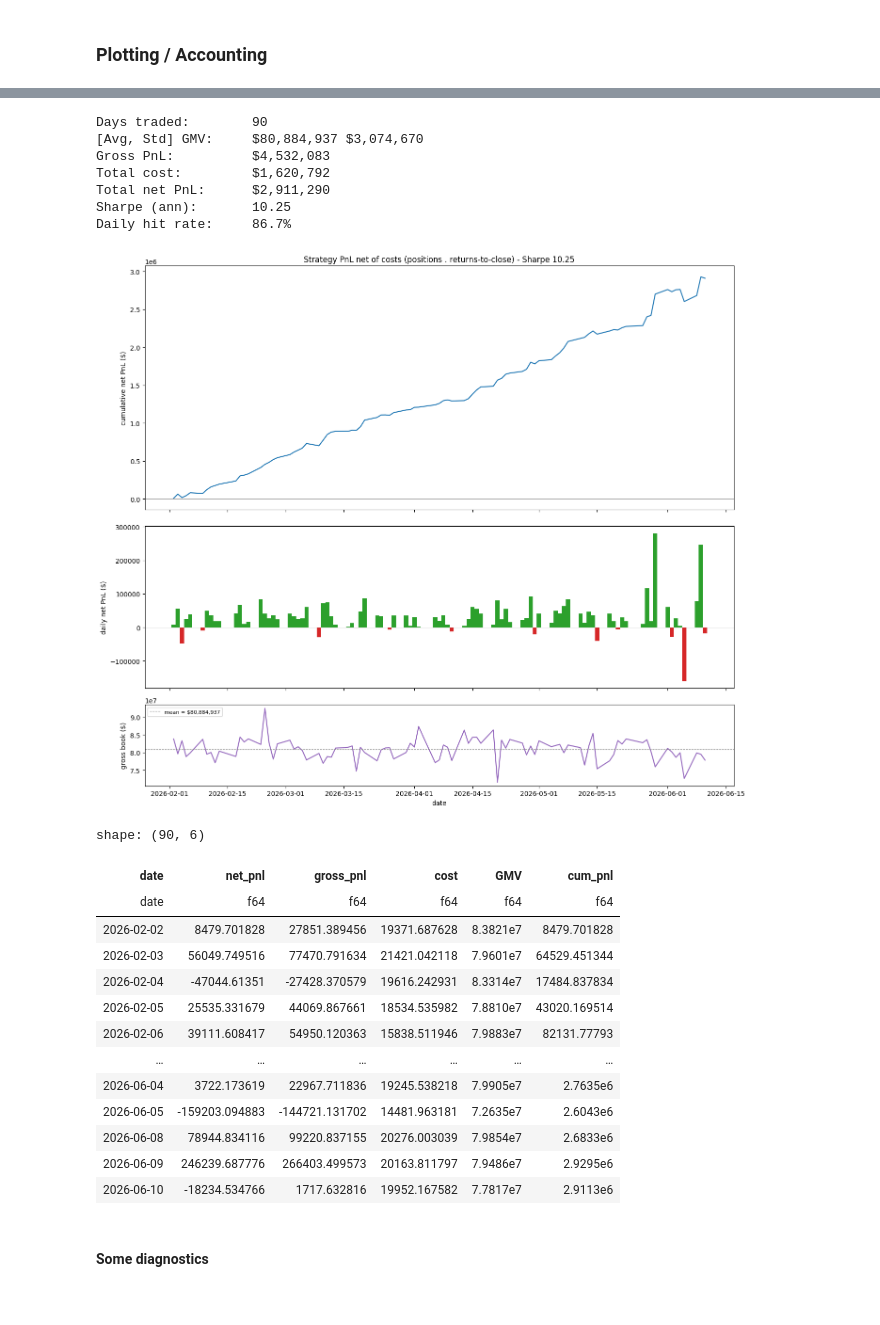
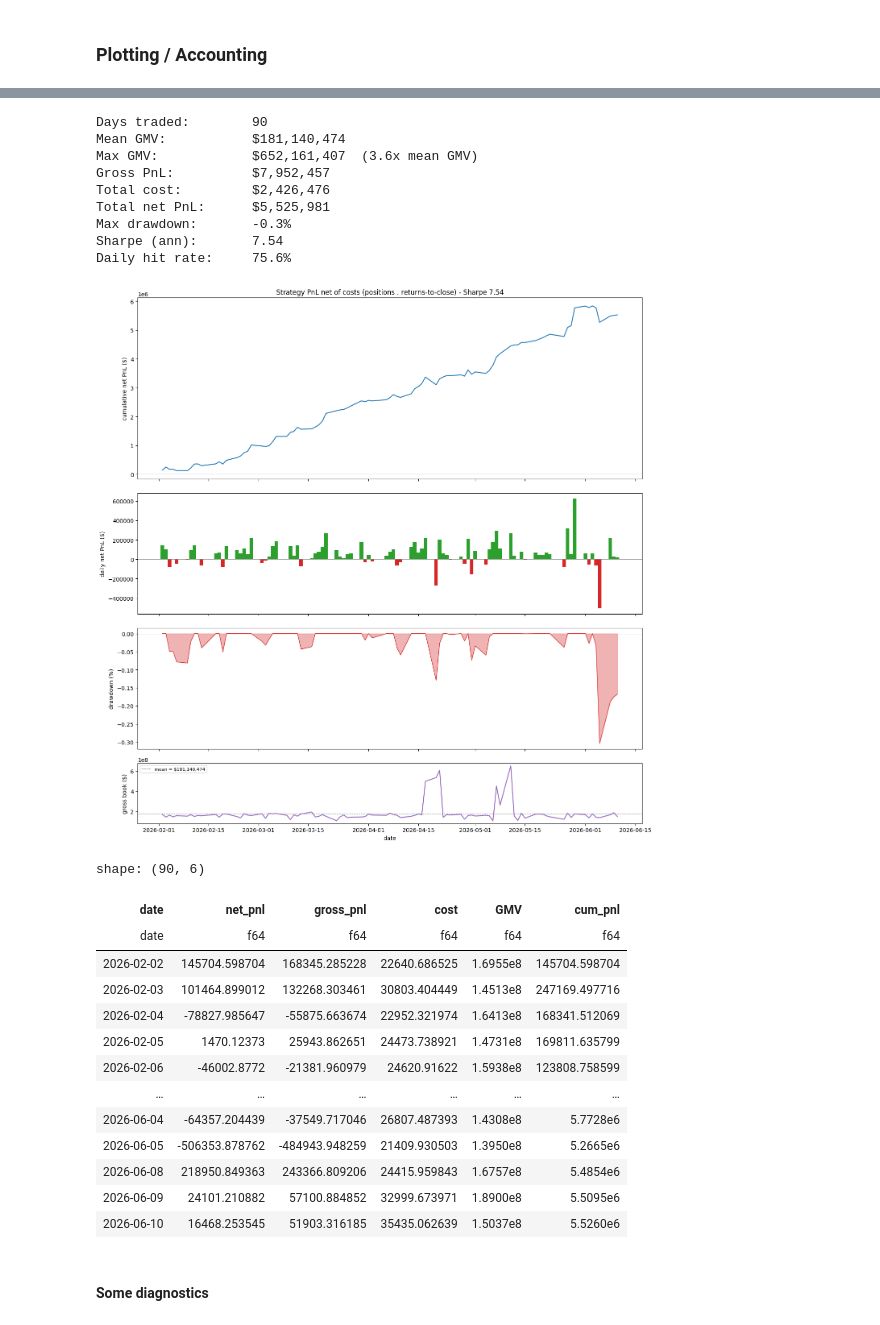
Before and after one commit to MichaelCusackNelkin/Summer_Research_2026, a Jupyter notebook: optimizer/optimal_portfolio.ipynb, the cells around one changed output, grey strips where cells are left out. Cells and saved outputs as stored; diff of their text form; code cells hidden in the pictures.

```diff
--- a/optimizer/optimal_portfolio.ipynb
+++ b/optimizer/optimal_portfolio.ipynb
@@ -30,7 +30,7 @@ print(f"CACHE_DIR: {CACHE_DIR}")
 
 with open("../universe.txt", "r") as f:
     UNIVERSE = [line.strip() for line in f]
-with open("../top_250_universe.txt", "r") as f:
+with open("../top_50_universe.txt", "r") as f:
     ACTIVE_SET = [s for s in [line.strip() for line in f] if s not in ['CRCL', 'OMDA']]
 START = "2025-06-11"
 END = "2026-06-11"
@@ -331,14 +336,16 @@ import warnings
 
 N_JOBS = max(1, os.cpu_count() - 2)
 COMMISSION_PER_SHARE = 0.0035
-LAMBDA = 1e-9                                  # Risk aversion per dollar, ~OOM of 1 / (capital * 1e-3).
-DAILY_DOLLAR_VOL_CAP = 0.0063 * 1e9            # 0.0063 * 1/lambda amount=> annual vol 10%. Real dollar pnl is sigma-bar (0.02) * cap.
+LAMBDA = 1e-7                           # Risk aversion per dollar, ~OOM of 1 / (intended capital).
+GAMMA = 1e-8                           # Quadratic cost term, to simulate ~ impact
+DAILY_DOLLAR_VOL_CAP = 5e5
 
-def _solve_chunk(symbols, Sigma_r, Sigma_f, Loadings, eps_diag, lam, vol_cap, day_records):
+def _solve_chunk(symbols, Sigma_r, Sigma_f, Loadings, eps_diag, lam, gam, vol_cap, day_records):
     """One worker: compile the QP once, then warm-start through its chunk of days."""
     warnings.filterwarnings("ignore", message="Solution may be inaccurate")
     opt = Optimizer(symbols)
-    opt.set_problem(Sigma_r=Sigma_r, Sigma_f=Sigma_f, Loadings=Loadings, eps_diag=eps_diag, lam=lam, vol_cap=vol_cap)        # compile paid once per worker, not per day
+    opt.set_problem(Sigma_r=Sigma_r, Sigma_f=Sigma_f, Loadings=Loadings,
+                    eps_diag=eps_diag, lam=lam, gam=gam, vol_cap=vol_cap)        # compile once per worker, not per day
     return [(date, opt.solve(alpha, cost)) for date, alpha, cost in day_records]
 
 def _split_contiguous(items, n):
@@ -357,7 +364,7 @@ day_records = [
 
 chunks = [c for c in _split_contiguous(day_records, N_JOBS) if c]
 chunk_results = Parallel(n_jobs=N_JOBS, backend="loky")(
-    delayed(_solve_chunk)(ACTIVE_SET, SIGMA_R, SIGMA_F, L, EPS_DIAG, LAMBDA, DAILY_DOLLAR_VOL_CAP, chunk) for chunk in chunks
+    delayed(_solve_chunk)(ACTIVE_SET, SIGMA_R, SIGMA_F, L, EPS_DIAG, LAMBDA, GAMMA, DAILY_DOLLAR_VOL_CAP, chunk) for chunk in chunks
 )
 
 weights = {d: dict(zip(ACTIVE_SET, ws)) for chunk in chunk_results for d, ws in chunk}
@@ -557,67 +564,85 @@ pnl_daily = (
 # ----- stats -----
 pnl  = pnl_daily["net_pnl"].to_numpy()
 cum_pnl  = pnl_daily["cum_pnl"].to_numpy()
-mean_gmv = pnl_daily["GMV"].mean()                  # FIXED capital base = avg gross book
-std_gmv = pnl_daily["GMV"].std()
+mean_gmv = pnl_daily["GMV"].mean()
+rolling_mean_gmv = pnl_daily["GMV"].ewm_mean(alpha=0.06, adjust=True)
+max_gmv = pnl_daily["GMV"].max()
+
+# Drawdown of the cumulative net-PnL curve (underwater, in $): current - running peak (<= 0).
+peak      = np.maximum.accumulate(cum_pnl)
+drawdown  = 100 * (cum_pnl - peak) / (peak + rolling_mean_gmv)
+max_dd    = drawdown.min()                          # deepest trough ($, <= 0)
 
 sharpe  = pnl.mean() / pnl.std(ddof=1) * np.sqrt(ANN)
-ann_ret = pnl.mean() * ANN
 
 print(f"Days traded:        {len(pnl)}")
-print(f"[Avg, Std] GMV:     ${mean_gmv:,.0f} ${std_gmv:,.0f}")
+print(f"Mean GMV:           ${mean_gmv:,.0f}")
+print(f"Max GMV:            ${max_gmv:,.0f}  ({max_gmv / mean_gmv:,.1f}x mean GMV)")
 print(f"Gross PnL:          ${pnl_daily['gross_pnl'].sum():,.0f}")
 print(f"Total cost:         ${pnl_daily['cost'].sum():,.0f}")
 print(f"Total net PnL:      ${pnl.sum():,.0f}")
+print(f"Max drawdown:       {max_dd:,.1f}%")
 print(f"Sharpe (ann):       {sharpe:.2f}")
 print(f"Daily hit rate:     {(pnl > 0).mean():.1%}")
 
 # ----- plots: cumulative PnL, daily PnL, drawdown, gross book -----
 dts   = pnl_daily["date"].to_list()
 gmv = pnl_daily["GMV"].to_numpy()
-fig, (ax1, ax2, ax3) = plt.subplots(3, 1, figsize=(14, 12), sharex=True, height_ratios=[3, 2, 1])
+fig, (ax1, ax2, ax_dd, ax3) = plt.subplots(4, 1, figsize=(14, 14), sharex=True, height_ratios=[3, 2, 2, 1])
 
 ax1.plot(dts, cum_pnl, color="tab:blue")
 ax1.axhline(0, color="grey", lw=0.5)
 ax1.set_ylabel("cumulative net PnL ($)")
 ax1.set_title(f"Strategy PnL net of costs (positions . returns-to-close) - Sharpe {sharpe:.2f}")
 
 ax2.bar(dts, pnl, color=np.where(pnl >= 0, "tab:green", "tab:red"), width=1.0)
 ax2.axhline(0, color="grey", lw=0.5)
 ax2.set_ylabel("daily net PnL ($)")
+
+# Underwater curve: distance below the running high-water mark of cumulative PnL.
+ax_dd.fill_between(dts, drawdown, 0.0, color="tab:red", alpha=0.35)
+ax_dd.plot(dts, drawdown, color="tab:red", lw=0.8)
+ax_dd.axhline(0, color="grey", lw=0.5)
+dd_idx = int(np.argmin(drawdown))
+# ax_dd.annotate(f"max DD {max_dd*100:,.1f}%", xy=(dts[dd_idx], max_dd),
+#                xytext=(5, 8), textcoords="offset points", fontsize=8, color="tab:red")
+ax_dd.set_ylabel("drawdown (%)")
 
 ax3.plot(dts, gmv, color="tab:purple")
 ax3.axhline(mean_gmv, color="grey", lw=0.8, ls="--", label=f"mean = ${mean_gmv:,.0f}")
 ax3.set_ylabel("gross book ($)")
 ax3.set_xlabel("date")
 ax3.legend(loc="upper left", fontsize=8)
 
 fig.tight_layout()
 plt.show()
 
 pnl_daily
 # %% [output]
 Days traded:        90
-[Avg, Std] GMV:     $80,884,937 $3,074,670
-Gross PnL:          $4,532,083
-Total cost:         $1,620,792
-Total net PnL:      $2,911,290
-Sharpe (ann):       10.25
-Daily hit rate:     86.7%
+Mean GMV:           $181,140,474
+Max GMV:            $652,161,407  (3.6x mean GMV)
+Gross PnL:          $7,952,457
+Total cost:         $2,426,476
+Total net PnL:      $5,525,981
+Max drawdown:       -0.3%
+Sharpe (ann):       7.54
+Daily hit rate:     75.6%
-[figure, old version]
+[figure, new version]
 shape: (90, 6)
 | date | net_pnl | gross_pnl | cost | GMV | cum_pnl |
 | date | f64 | f64 | f64 | f64 | f64 |
-| 2026-02-02 | 8479.701828 | 27851.389456 | 19371.687628 | 8.3821e7 | 8479.701828 |
-| 2026-02-03 | 56049.749516 | 77470.791634 | 21421.042118 | 7.9601e7 | 64529.451344 |
-| 2026-02-04 | -47044.61351 | -27428.370579 | 19616.242931 | 8.3314e7 | 17484.837834 |
-| 2026-02-05 | 25535.331679 | 44069.867661 | 18534.535982 | 7.8810e7 | 43020.169514 |
-| 2026-02-06 | 39111.608417 | 54950.120363 | 15838.511946 | 7.9883e7 | 82131.77793 |
+| 2026-02-02 | 145704.598704 | 168345.285228 | 22640.686525 | 1.6955e8 | 145704.598704 |
+| 2026-02-03 | 101464.899012 | 132268.303461 | 30803.404449 | 1.4513e8 | 247169.497716 |
+| 2026-02-04 | -78827.985647 | -55875.663674 | 22952.321974 | 1.6413e8 | 168341.512069 |
+| 2026-02-05 | 1470.12373 | 25943.862651 | 24473.738921 | 1.4731e8 | 169811.635799 |
+| 2026-02-06 | -46002.8772 | -21381.960979 | 24620.91622 | 1.5938e8 | 123808.758599 |
 | … | … | … | … | … | … |
-| 2026-06-04 | 3722.173619 | 22967.711836 | 19245.538218 | 7.9905e7 | 2.7635e6 |
-| 2026-06-05 | -159203.094883 | -144721.131702 | 14481.963181 | 7.2635e7 | 2.6043e6 |
-| 2026-06-08 | 78944.834116 | 99220.837155 | 20276.003039 | 7.9854e7 | 2.6833e6 |
-| 2026-06-09 | 246239.687776 | 266403.499573 | 20163.811797 | 7.9486e7 | 2.9295e6 |
-| 2026-06-10 | -18234.534766 | 1717.632816 | 19952.167582 | 7.7817e7 | 2.9113e6 |
+| 2026-06-04 | -64357.204439 | -37549.717046 | 26807.487393 | 1.4308e8 | 5.7728e6 |
+| 2026-06-05 | -506353.878762 | -484943.948259 | 21409.930503 | 1.3950e8 | 5.2665e6 |
+| 2026-06-08 | 218950.849363 | 243366.809206 | 24415.959843 | 1.6757e8 | 5.4854e6 |
+| 2026-06-09 | 24101.210882 | 57100.884852 | 32999.673971 | 1.8900e8 | 5.5095e6 |
+| 2026-06-10 | 16468.253545 | 51903.316185 | 35435.062639 | 1.5037e8 | 5.5260e6 |
 # %% [markdown]
 #### Some diagnostics
 # %%
```
Also changed, not shown: parts of 16 cells of this notebook, 12 other files.
